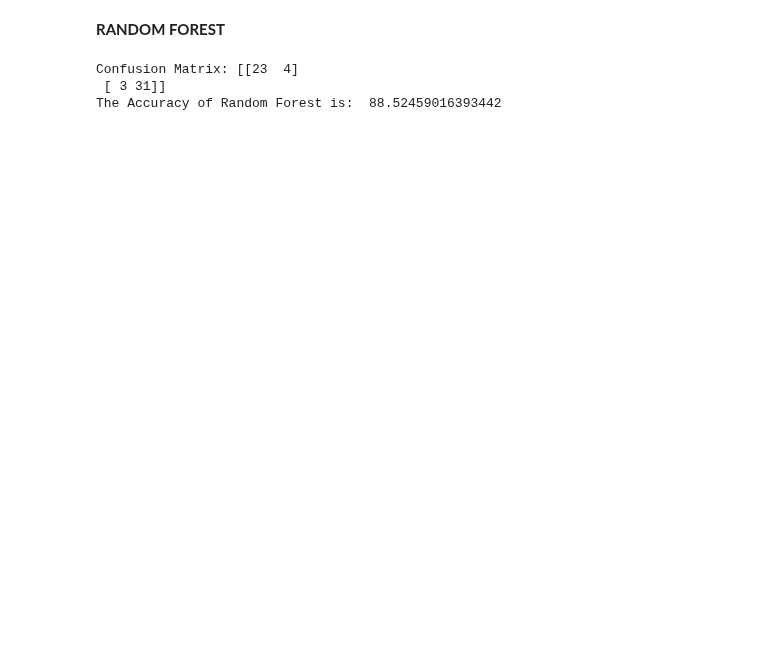
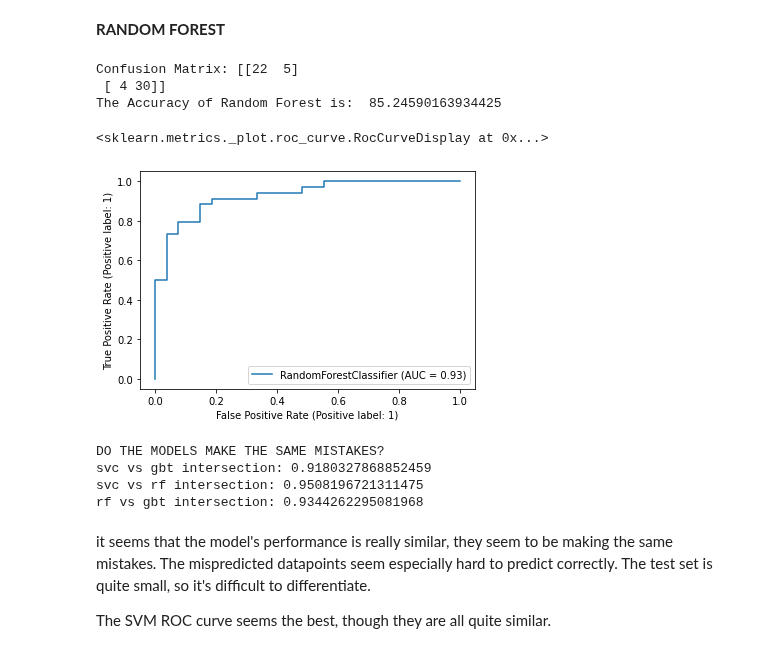
Before and after one commit to mim-uw/eXplainableMachineLearning-2023, a Jupyter notebook: Homeworks/HW1/SzymonAntoniak/szymona-hw1-xai.ipynb, the cells around one changed output. Drawn from its saved outputs; the diff is of its cells as text; code cells hidden in the pictures; blank space fills up the shorter version.

```diff
--- a/Homeworks/HW1/SzymonAntoniak/szymona-hw1-xai.ipynb
+++ b/Homeworks/HW1/SzymonAntoniak/szymona-hw1-xai.ipynb
@@ -276,11 +285,29 @@ The Accuracy of LGBM is:  85.24590163934425
 # %%
 model = RandomForestClassifier(n_estimators=200)
 model.fit(x_train, y_train)
 predicted=model.predict(x_test)
 conf= confusion_matrix(y_test, predicted)
 print("Confusion Matrix:", conf)
 print("The Accuracy of Random Forest is: ", accuracy_score(y_test, predicted)*100)
+correct_predictions_RF = y_test==predicted
+plot_roc_curve(model,x_test,y_test)
 # %% [output]
-Confusion Matrix: [[23  4]
- [ 3 31]]
-The Accuracy of Random Forest is:  88.52459016393442
+Confusion Matrix: [[22  5]
+ [ 4 30]]
+The Accuracy of Random Forest is:  85.24590163934425
+<sklearn.metrics._plot.roc_curve.RocCurveDisplay at 0x...>
+[figure, added]
+# %%
+print("DO THE MODELS MAKE THE SAME MISTAKES?")
+print(f"svc vs gbt intersection: {(correct_predictions_SVC==correct_predictions_GBT).mean()}")
+print(f"svc vs rf intersection: {(correct_predictions_SVC==correct_predictions_RF).mean()}")
+print(f"rf vs gbt intersection: {(correct_predictions_RF==correct_predictions_GBT).mean()}")
+# %% [output]
+DO THE MODELS MAKE THE SAME MISTAKES?
+svc vs gbt intersection: 0.9180327868852459
+svc vs rf intersection: 0.9508196721311475
+rf vs gbt intersection: 0.9344262295081968
+# %% [markdown]
+it seems that the model's performance is really similar, they seem to be making the same mistakes. The mispredicted datapoints seem especially hard to predict correctly. The test set is quite small, so it's difficult to differentiate.
+
+The SVM ROC curve seems the best, though they are all quite similar.
```
Also changed, not shown: parts of 4 cells of this notebook.
